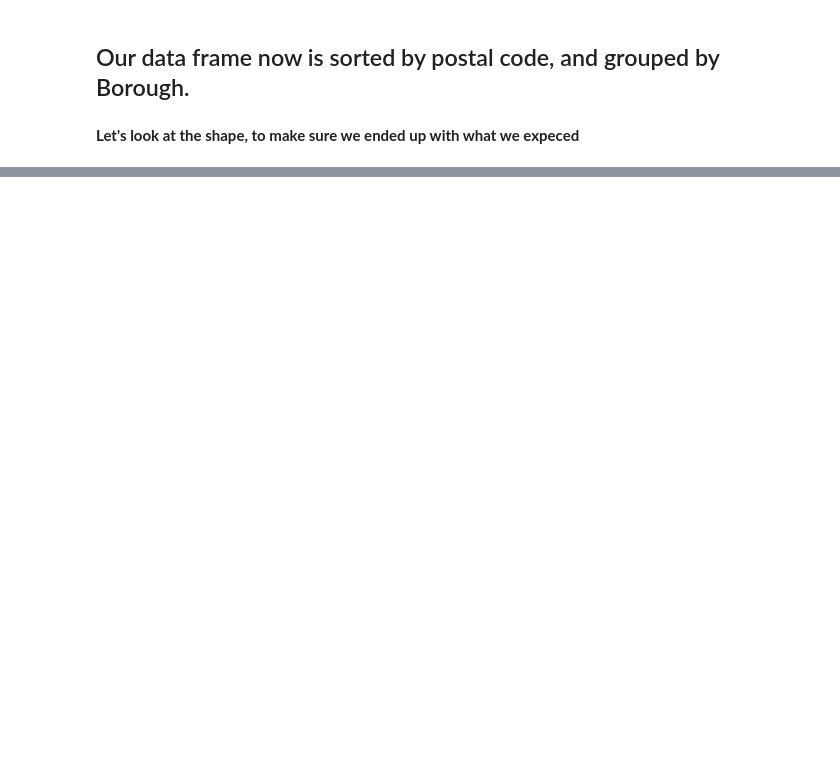
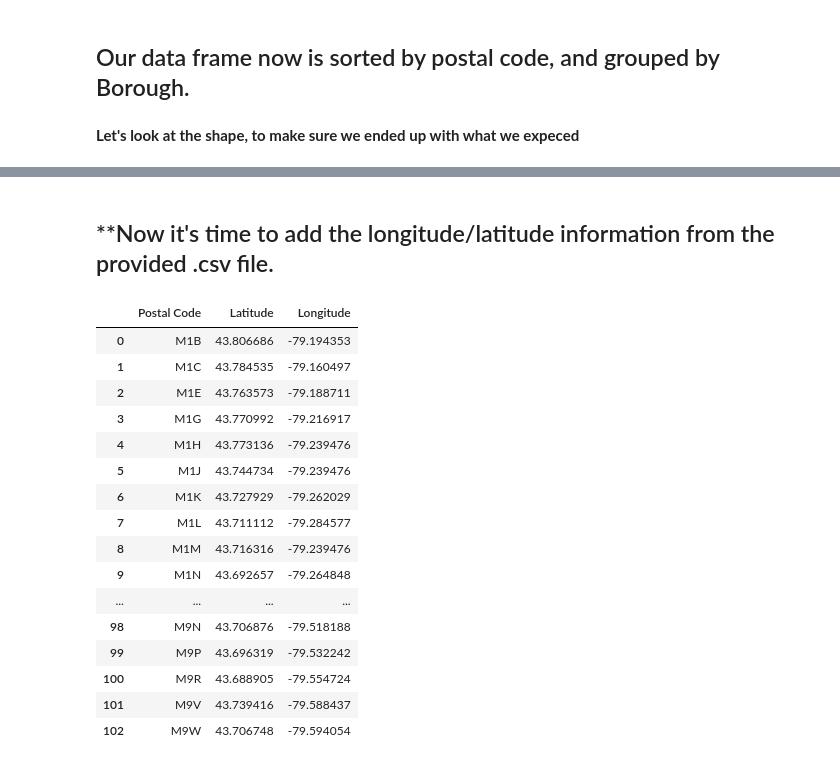
Before and after one commit to Caellwyn/Data-Science-Portfolio, a Jupyter notebook: Toronto Neighborhoods Dataframe_Clusters.ipynb, the cells around one changed output, grey strips where cells are left out. Saved outputs shown, nothing was run; the diff lists cells and outputs as text; code cells hidden in the pictures; blank space fills up the shorter version.

```diff
--- a/Toronto Neighborhoods Dataframe_Clusters.ipynb
+++ b/Toronto Neighborhoods Dataframe_Clusters.ipynb
@@ -84,0 +133,24 @@ neighgroup.shape
+# %% [markdown]
+## **Now it's time to add the longitude/latitude information from the provided .csv file.
+# %%
+url = 'http://cocl.us/Geospatial_data'
+lat_long = pd.read_csv(url)
+lat_long
+# %% [output]
+|  | Postal Code | Latitude | Longitude |
+| 0 | M1B | 43.806686 | -79.194353 |
+| 1 | M1C | 43.784535 | -79.160497 |
+| 2 | M1E | 43.763573 | -79.188711 |
+| 3 | M1G | 43.770992 | -79.216917 |
+| 4 | M1H | 43.773136 | -79.239476 |
+| 5 | M1J | 43.744734 | -79.239476 |
+| 6 | M1K | 43.727929 | -79.262029 |
+| 7 | M1L | 43.711112 | -79.284577 |
+| 8 | M1M | 43.716316 | -79.239476 |
+| 9 | M1N | 43.692657 | -79.264848 |
+| ... | ... | ... | ... |
+| 98 | M9N | 43.706876 | -79.518188 |
+| 99 | M9P | 43.696319 | -79.532242 |
+| 100 | M9R | 43.688905 | -79.554724 |
+| 101 | M9V | 43.739416 | -79.588437 |
+| 102 | M9W | 43.706748 | -79.594054 |
```
Also changed, not shown: parts of 6 cells of this notebook.
